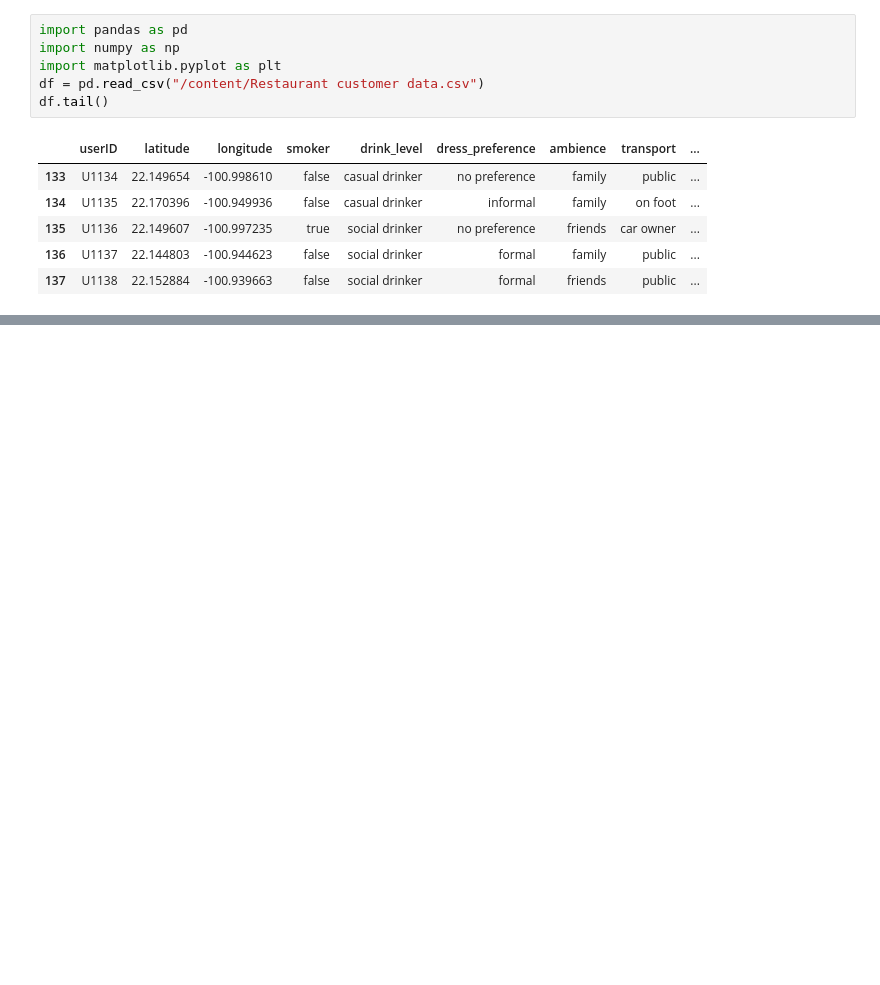
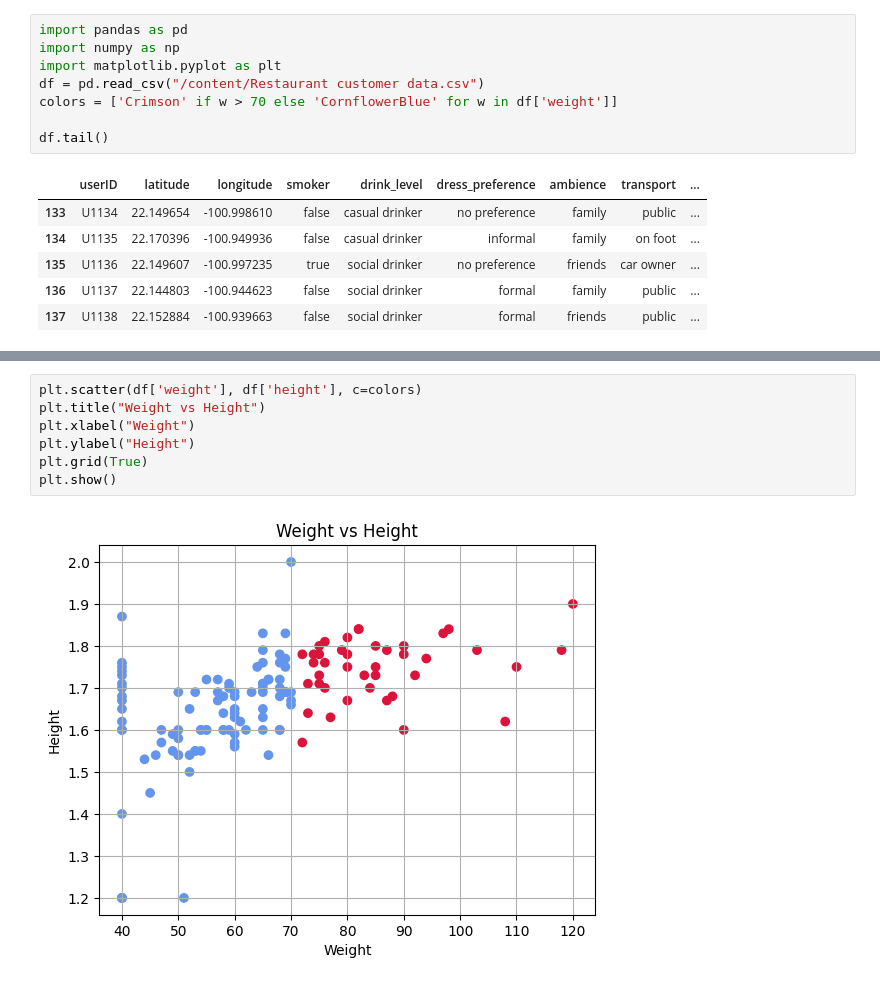
Before and after one commit to MahammadHafeezJamadar/AI-ML, a Jupyter notebook: RESTODATASET.ipynb, the cells around one changed output, grey strips where cells are left out. Drawn from its saved outputs; the diff is of its cells as text; blank space fills up the shorter version.

```diff
--- a/RESTODATASET.ipynb
+++ b/RESTODATASET.ipynb
@@ -5,6 +5,8 @@ import pandas as pd
 import numpy as np
 import matplotlib.pyplot as plt
 df = pd.read_csv("/content/Restaurant customer data.csv")
+colors = ['Crimson' if w > 70 else 'CornflowerBlue' for w in df['weight']]
+
 df.tail()
 # %% [output]
 |  | userID | latitude | longitude | smoker | drink_level | dress_preference | ambience | transport | ... |
@@ -15,0 +28,9 @@ df.tail()
+# %%
+plt.scatter(df['weight'], df['height'], c=colors)
+plt.title("Weight vs Height")
+plt.xlabel("Weight")
+plt.ylabel("Height")
+plt.grid(True)
+plt.show()
+# %% [output]
+[figure, added]
```
Also changed, not shown: parts of 8 cells of this notebook.
